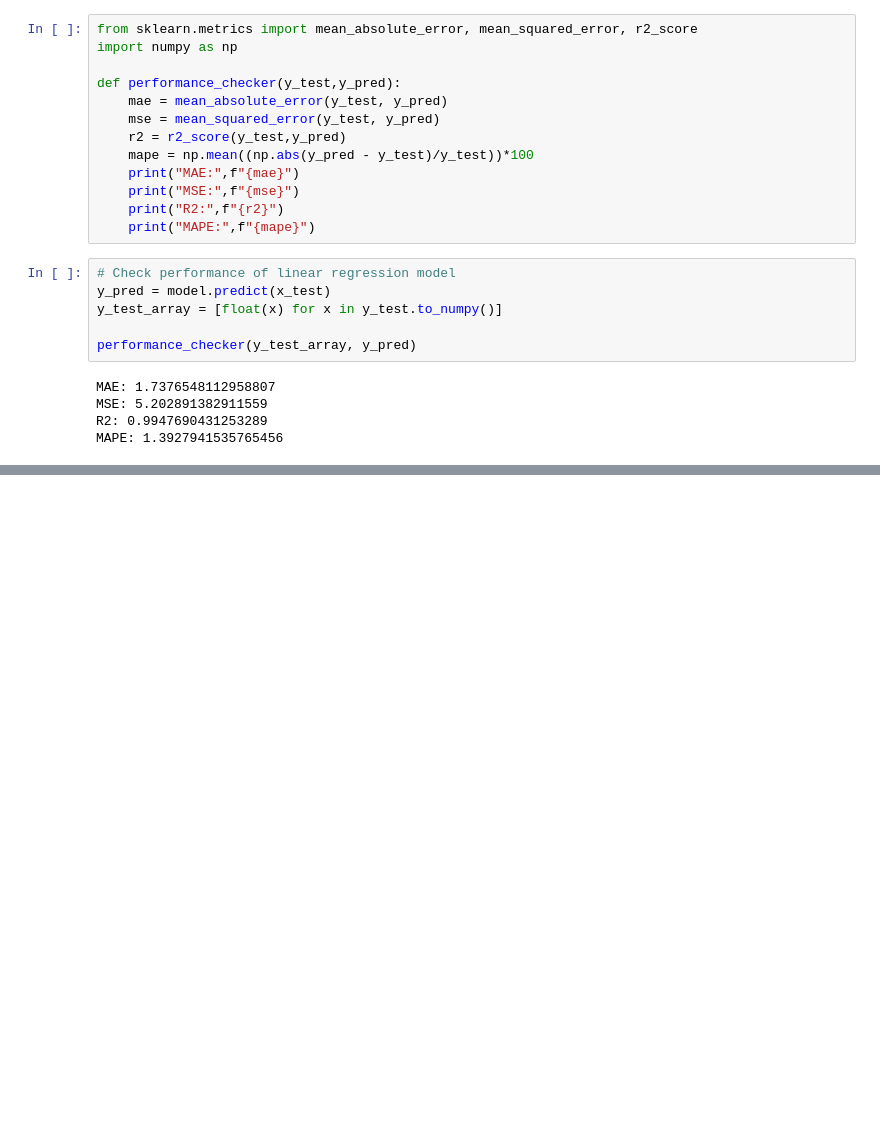
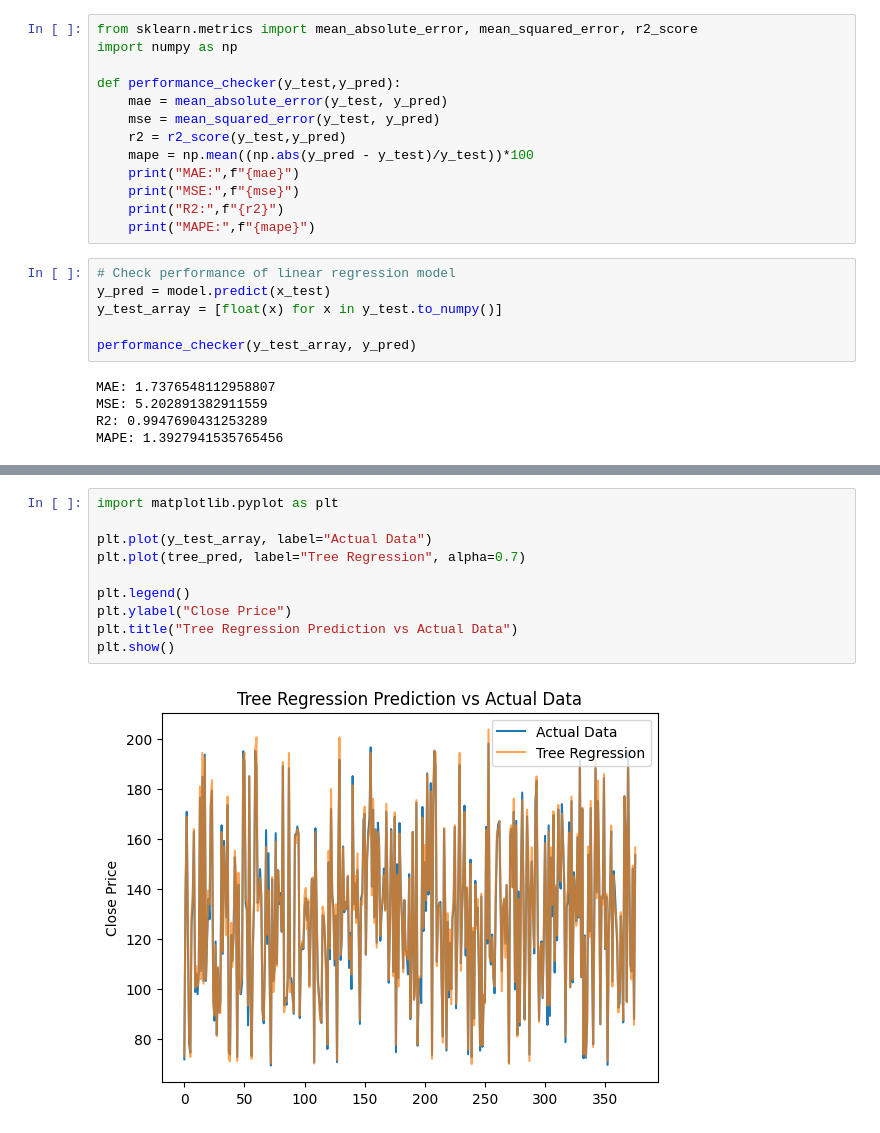
Before and after one commit to anakin-1181/DataScience-miniprojects, a Jupyter notebook: StockPricePrediction/stock_predict.ipynb, the cells around one changed output, grey strips where cells are left out. Cells and saved outputs as stored; diff of their text form; blank space fills up the shorter version.

```diff
--- a/StockPricePrediction/stock_predict.ipynb
+++ b/StockPricePrediction/stock_predict.ipynb
@@ -234,0 +234,12 @@ plt.show()
+# %%
+import matplotlib.pyplot as plt
+
+plt.plot(y_test_array, label="Actual Data")
+plt.plot(tree_pred, label="Tree Regression", alpha=0.7)
+
+plt.legend()
+plt.ylabel("Close Price")
+plt.title("Tree Regression Prediction vs Actual Data")
+plt.show()
+# %% [output]
+[figure, added]
```
Also changed, not shown: parts of 3 cells of this notebook.
